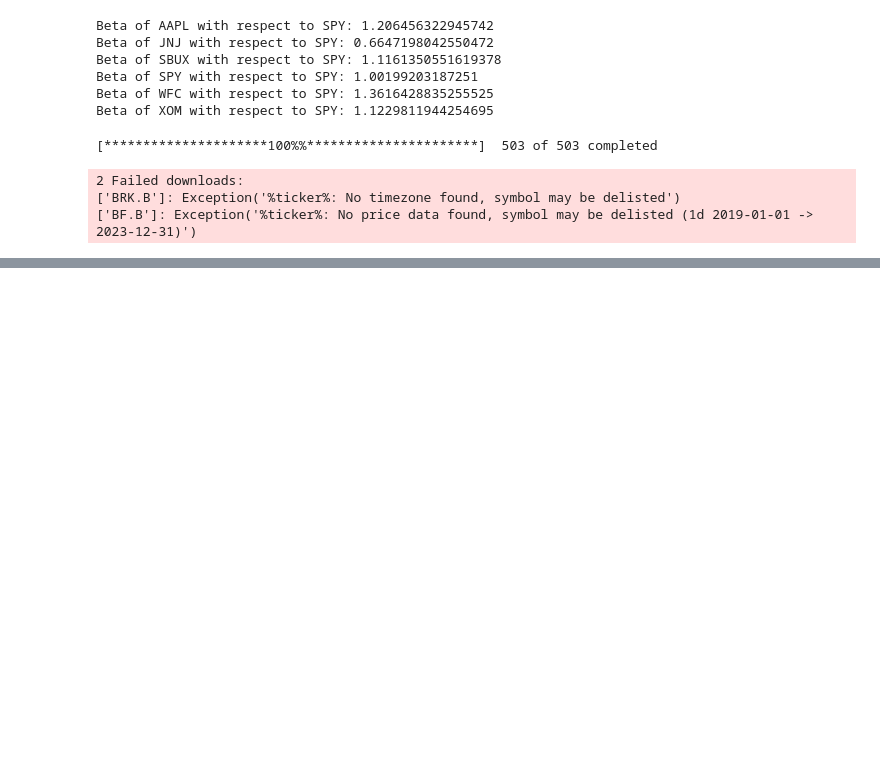
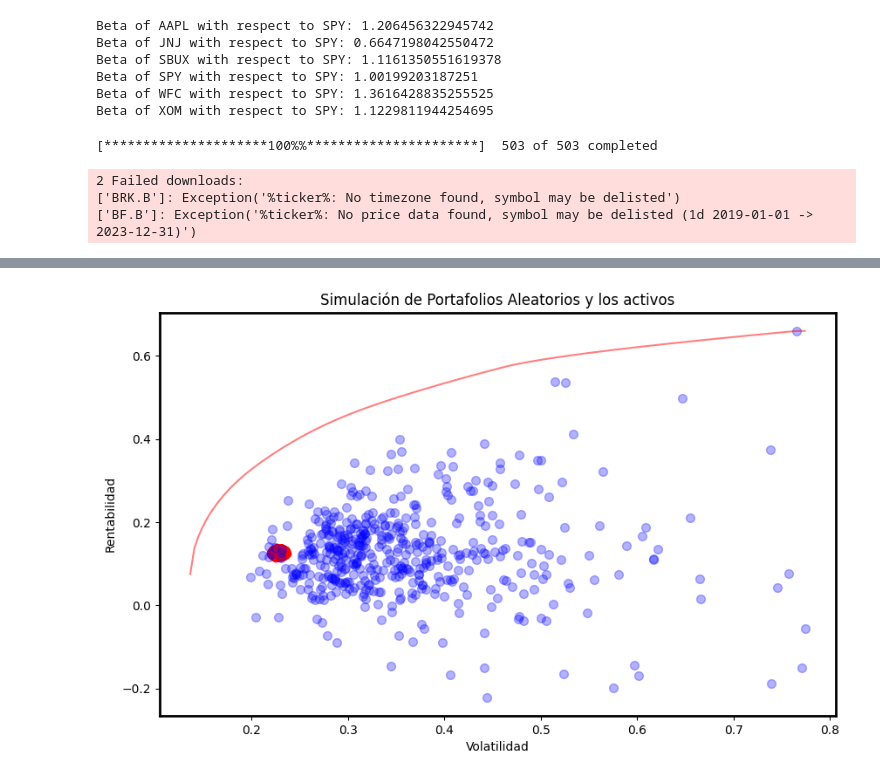
Before and after one commit to alfonso-santos/microcredencial-carteras-python-2023, a Jupyter notebook: Tema_4_CAPM/src/betas.ipynb, the cells around one changed output, grey strips where cells are left out. Saved outputs shown, nothing was run; the diff lists cells and outputs as text; code cells hidden in the pictures; blank space fills up the shorter version.

```diff
--- a/Tema_4_CAPM/src/betas.ipynb
+++ b/Tema_4_CAPM/src/betas.ipynb
@@ -106,0 +134,5 @@ retornos = np.log(precios / precios.shift(1)).dropna()
+# %%
+retornos = np.log(precios).diff().dropna()
+matriz_cov = retornos.cov().to_numpy()
+retornos_esperados = retornos.mean().to_numpy()
+num_act = len(retornos.columns)
@@ -106,0 +160,2 @@ retornos = np.log(precios / precios.shift(1)).dropna()
+# %%
+riesgos_lst = np.linspace(min_riesgo[0], np.diag(matriz_cov).max(), num=500)
@@ -106,0 +235,48 @@ retornos = np.log(precios / precios.shift(1)).dropna()
+# %%
+num_carteras = 100000
+
+#genero pesos aleatorios
+rng= np.random.default_rng(seed=4)
+pesos = rng.random((num_carteras, num_act))
+pesos /= np.sum(pesos, axis=1)[:, None] #normalizo
+# %%
+#calculo retornos y volatilidades
+ret_carteras = retornos @ pesos.T
+
+volatilidades = np.sqrt(np.var(ret_carteras)*252)
+rentabilidades = 252*np.mean(ret_carteras, axis=0)
+# %%
+#grafico
+
+plt.figure(figsize=(10, 6))
+#plt.scatter(volatilidades, rentabilidades, c=rentabilidades / volatilidades, marker='o', cmap='coolwarm')
+plt.scatter(volatilidades, rentabilidades, c='red', marker='o')
+
+# Puntos de cada activo
+plt.scatter(np.sqrt(np.diag(matriz_cov)*252),252* retornos_esperados, color='blue', s=50, alpha=0.3)
+
+plt.plot(np.sqrt(252*riesgos_lst), 252*np.array(retornos_lst), '-', color='red', label='Frontera Eficiente', alpha=0.5)
+
+
+# Añadiendo los nombres de los activos con un desplazamiento
+desplazamiento_x = 0.0001  # Ajusta este valor según sea necesario
+desplazamiento_y = 0.00003  # Ajusta este valor según sea necesario
+
+
+plt.xlabel('Volatilidad')
+plt.ylabel('Rentabilidad')
+plt.title('Simulación de Portafolios Aleatorios y los activos')
+#plt.colorbar(label='Sharpe ratio')
+
+
+
+# Configurar el borde de la figura
+ax = plt.gca()
+for spine in ax.spines.values():
+    spine.set_edgecolor('black')
+    spine.set_linewidth(2)
+
+
+plt.show()
+# %% [output]
+[figure, added]
```
Also changed, not shown: parts of 29 cells of this notebook, 2 other files.
